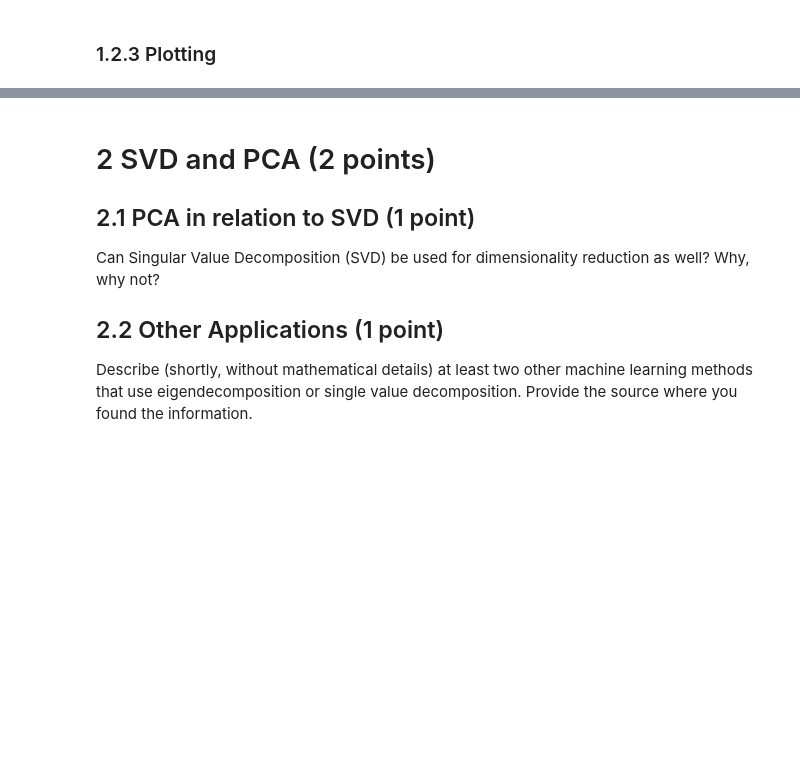
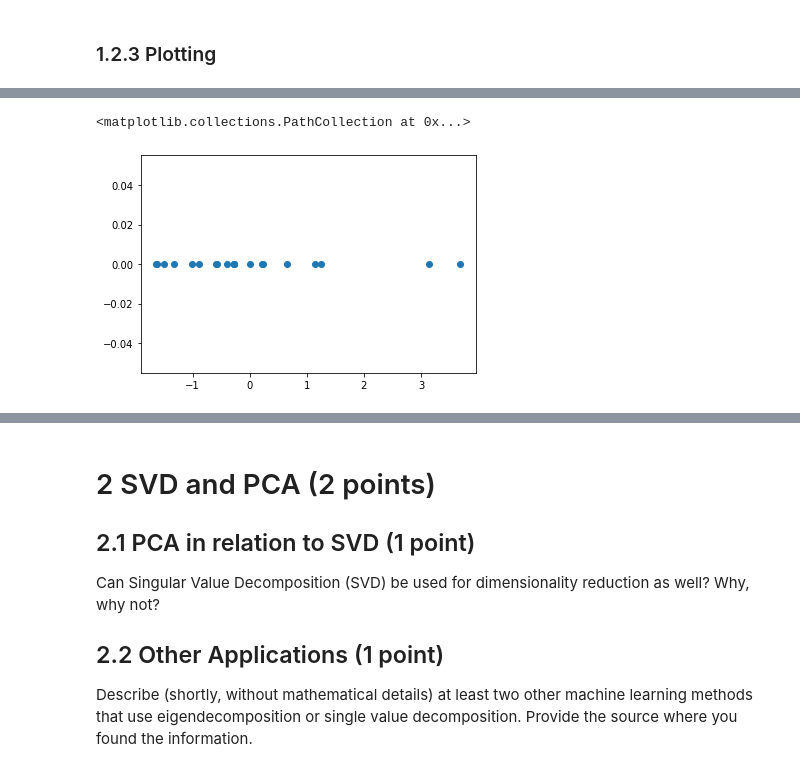
Before and after one commit to tsimafeip/LCT-master-course, a Jupyter notebook: UdS/WinterSemester/NeuralNetworks/Assignments/assignment1/PrakapenkaAtkins_HW1.ipynb, the cells around one changed output, grey strips where cells are left out. Cells and saved outputs as stored; diff of their text form; code cells hidden in the pictures; blank space fills up the shorter version.

```diff
--- a/UdS/WinterSemester/NeuralNetworks/Assignments/assignment1/PrakapenkaAtkins_HW1.ipynb
+++ b/UdS/WinterSemester/NeuralNetworks/Assignments/assignment1/PrakapenkaAtkins_HW1.ipynb
@@ -182,8 +155,8 @@ def reconstruct_with_PCA(data: pd.DataFrame, number_of_components: int) -> Tuple
     pca = PCA(n_components=number_of_components)
     pca.fit(standartized_data)
 
-    # print(pca.explained_variance_ratio_)
-    # print(pca.components_)
+    #print(pca.get_covariance())
+    #print(pca.components_)
     # print(pca.singular_values_)
 
     # Reconstruct the original data with native function or using pca.components_ @ np.transpose(standartized_data)
@@ -191,4 +164,4 @@ def reconstruct_with_PCA(data: pd.DataFrame, number_of_components: int) -> Tuple
 
     reconstructed_data = pca.inverse_transform(data_from_pca)
     loss = np.sum((standartized_data - reconstructed_data) ** 2, axis=1).mean()
-    return reconstructed_data, loss
+    return standartized_data, data_from_pca, reconstructed_data, loss, pca.explained_variance_ratio_
@@ -210,0 +202,6 @@ pltPreProcessed()
+# %%
+#Data projected into 1D using PCA
+plt.scatter(data_from_pca.T[0], [0]*len(data_from_pca.T[0]))
+# %% [output]
+<matplotlib.collections.PathCollection at 0x...>
+[figure, added]
```
Also changed, not shown: parts of 24 cells of this notebook.
